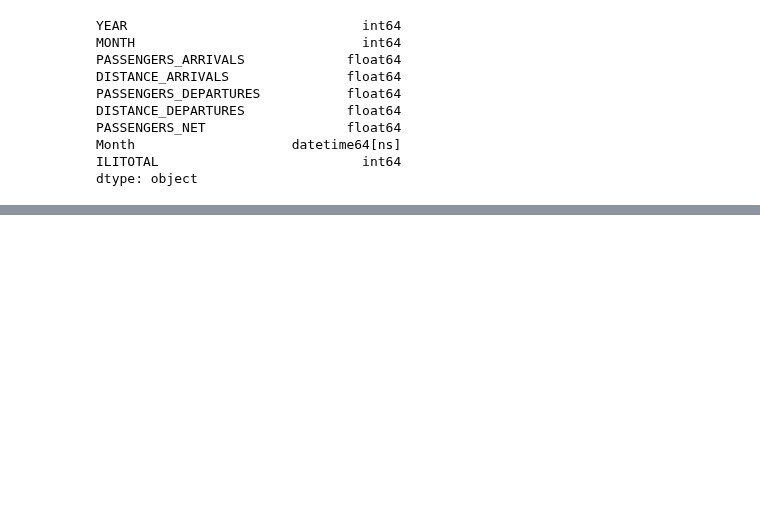
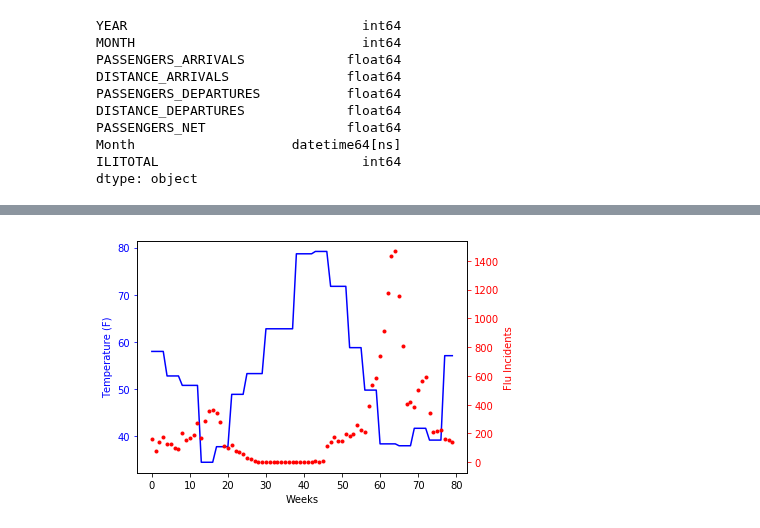
Before and after one commit to giolee88/FluTracker, a Jupyter notebook: Code/Flutracker_Plots.ipynb, the cells around one changed output, grey strips where cells are left out. Drawn from its saved outputs; the diff is of its cells as text; code cells hidden in the pictures; blank space fills up the shorter version.

```diff
--- a/Code/Flutracker_Plots.ipynb
+++ b/Code/Flutracker_Plots.ipynb
@@ -487,0 +591,8 @@ plt.show()
+# %%
+# Join on the offset dates.  First rename the offset column name, to simplify joining, and reuse code.
+
+weath_summ_off_df.head()
+weath_summ_off_df = weath_summ_off_df.rename(columns={'WkOffset': 'WkStart'})
+weath_summ_off_df.head()
+weath_summ_off_df = weath_summ_off_df.dropna()
+weath_summ_off_df.head()
@@ -487,0 +606,4 @@ plt.show()
+# %%
+# merge_table = pd.merge(info_pd, items_pd, on="customer_id")
+inc_weath_off_df = pd.merge(inc_summ_df, weath_summ_off_df, on ="WkStart")
+inc_weath_off_df.head()
@@ -487,0 +617,28 @@ plt.show()
+# %%
+# Now we can plot the effect of the offset.
+
+fig, ax1 = plt.subplots()               # fig, ax1 = plt.subplots()
+xshared = np.arange(len(inc_weath_off_df))  # t = np.arange(0.01, 10.0, 0.01)
+y1_points_F = inc_weath_off_df["TAVG"]      # s1 = np.exp(t)
+ax1.plot(xshared, y1_points_F, 'b-')    #  ax1.plot(t, s1, 'b-')
+ax1.set_xlabel('Weeks')                 # ax1.set_xlabel('time (s)')
+
+# Make the y-axis label, ticks and tick labels match the line color.
+ax1.set_ylabel('Temperature (F)', color = 'b')  # ax1.set_ylabel('exp', color='b')
+
+ax1.tick_params('y', colors = 'b')      # ax1.tick_params('y', colors='b')
+
+ax2 = ax1.twinx()                       # ax2 = ax1.twinx()
+y2_inc_vol = inc_weath_off_df["ILITOTAL"]   # s2 = np.sin(2 * np.pi * t)
+ax2.plot(xshared, y2_inc_vol, 'r.')     #  ax2.plot(t, s2, 'r.')
+ax2.set_ylabel ('Flu Incidents', color = 'r')  #  ax2.set_ylabel('sin', color='r')
+ax2.tick_params ( 'y', colors = 'r')      #  ax2.tick_params('y', colors='r')
+
+fig.tight_layout()
+plt.savefig("temp_vs_inc_6_wk_offset.png")
+
+plt.show()
+# We see in the plot, adjusting the values in the offset column,
+# the start of the cold weather trough leads the start of incident peak by roughly 6 weeks.
+# %% [output]
+[figure, added]
```
Also changed, not shown: parts of 17 cells of this notebook, 5 other files.
